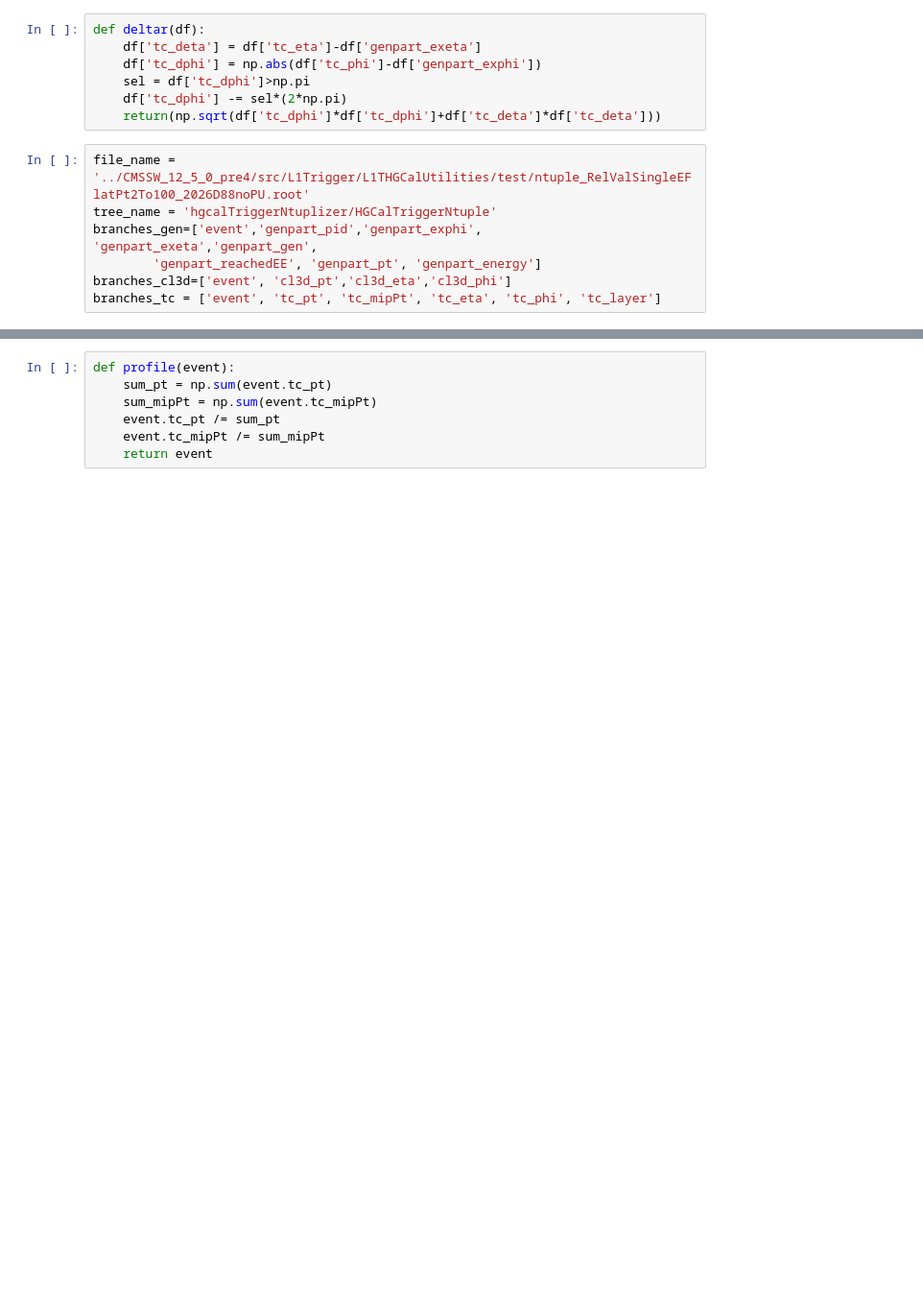
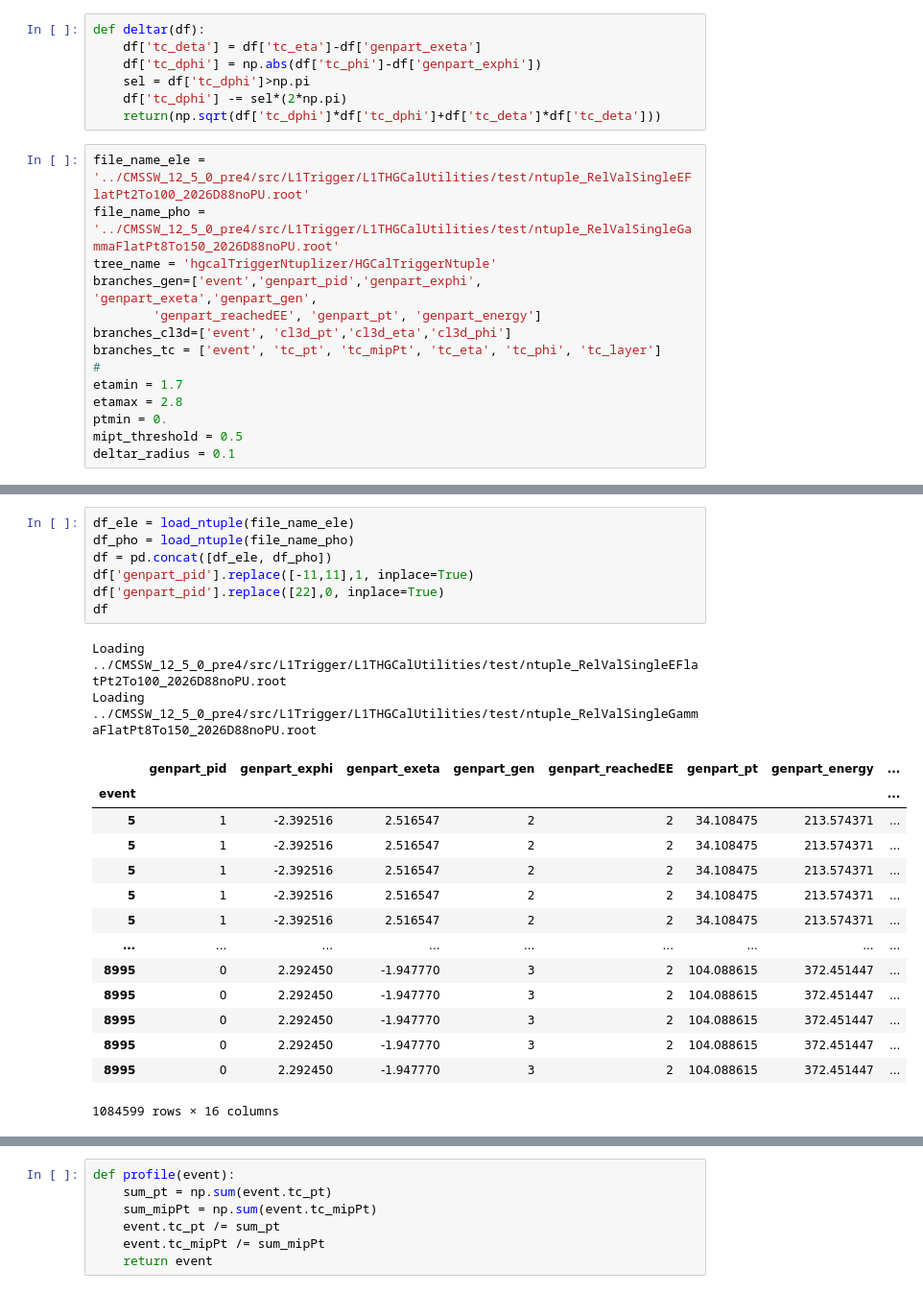
Before and after one commit to jbsauvan/realistic-signaldriven-elinks, a Jupyter notebook: longitudinal-profile-analysis/notebooks/longitudinal_profiles.ipynb, the cells around one changed output, grey strips where cells are left out. Shown at 96% size. Saved outputs shown, nothing was run; the diff lists cells and outputs as text; blank space fills up the shorter version.

```diff
--- a/longitudinal-profile-analysis/notebooks/longitudinal_profiles.ipynb
+++ b/longitudinal-profile-analysis/notebooks/longitudinal_profiles.ipynb
@@ -18,9 +18,16 @@ def deltar(df):
     df['tc_dphi'] -= sel*(2*np.pi)
     return(np.sqrt(df['tc_dphi']*df['tc_dphi']+df['tc_deta']*df['tc_deta']))
 # %%
-file_name = '../CMSSW_12_5_0_pre4/src/L1Trigger/L1THGCalUtilities/test/ntuple_RelValSingleEFlatPt2To100_2026D88noPU.root'
+file_name_ele = '../CMSSW_12_5_0_pre4/src/L1Trigger/L1THGCalUtilities/test/ntuple_RelValSingleEFlatPt2To100_2026D88noPU.root'
+file_name_pho = '../CMSSW_12_5_0_pre4/src/L1Trigger/L1THGCalUtilities/test/ntuple_RelValSingleGammaFlatPt8To150_2026D88noPU.root'
 tree_name = 'hgcalTriggerNtuplizer/HGCalTriggerNtuple'
 branches_gen=['event','genpart_pid','genpart_exphi', 'genpart_exeta','genpart_gen',
         'genpart_reachedEE', 'genpart_pt', 'genpart_energy']
 branches_cl3d=['event', 'cl3d_pt','cl3d_eta','cl3d_phi']
 branches_tc = ['event', 'tc_pt', 'tc_mipPt', 'tc_eta', 'tc_phi', 'tc_layer']
+#
+etamin = 1.7
+etamax = 2.8
+ptmin = 0.
+mipt_threshold = 0.5
+deltar_radius = 0.1
@@ -93,2 +86,26 @@ df = pd.concat([df_pos, df_neg])
+# %%
+df_ele = load_ntuple(file_name_ele)
+df_pho = load_ntuple(file_name_pho)
+df = pd.concat([df_ele, df_pho])
+df['genpart_pid'].replace([-11,11],1, inplace=True)
+df['genpart_pid'].replace([22],0, inplace=True)
+df
+# %% [output]
+Loading ../CMSSW_12_5_0_pre4/src/L1Trigger/L1THGCalUtilities/test/ntuple_RelValSingleEFlatPt2To100_2026D88noPU.root
+Loading ../CMSSW_12_5_0_pre4/src/L1Trigger/L1THGCalUtilities/test/ntuple_RelValSingleGammaFlatPt8To150_2026D88noPU.root
+|  | genpart_pid | genpart_exphi | genpart_exeta | genpart_gen | genpart_reachedEE | genpart_pt | genpart_energy | ... |
+| event |  |  |  |  |  |  |  | ... |
+| 5 | 1 | -2.392516 | 2.516547 | 2 | 2 | 34.108475 | 213.574371 | ... |
+| 5 | 1 | -2.392516 | 2.516547 | 2 | 2 | 34.108475 | 213.574371 | ... |
+| 5 | 1 | -2.392516 | 2.516547 | 2 | 2 | 34.108475 | 213.574371 | ... |
+| 5 | 1 | -2.392516 | 2.516547 | 2 | 2 | 34.108475 | 213.574371 | ... |
+| 5 | 1 | -2.392516 | 2.516547 | 2 | 2 | 34.108475 | 213.574371 | ... |
+| ... | ... | ... | ... | ... | ... | ... | ... | ... |
+| 8995 | 0 | 2.292450 | -1.947770 | 3 | 2 | 104.088615 | 372.451447 | ... |
+| 8995 | 0 | 2.292450 | -1.947770 | 3 | 2 | 104.088615 | 372.451447 | ... |
+| 8995 | 0 | 2.292450 | -1.947770 | 3 | 2 | 104.088615 | 372.451447 | ... |
+| 8995 | 0 | 2.292450 | -1.947770 | 3 | 2 | 104.088615 | 372.451447 | ... |
+| 8995 | 0 | 2.292450 | -1.947770 | 3 | 2 | 104.088615 | 372.451447 | ... |
+1084599 rows × 16 columns
 # %%
 df['bin_pt'] = (df.genpart_pt/10.).astype('int32')
```
Also changed, not shown: parts of 12 cells of this notebook.
